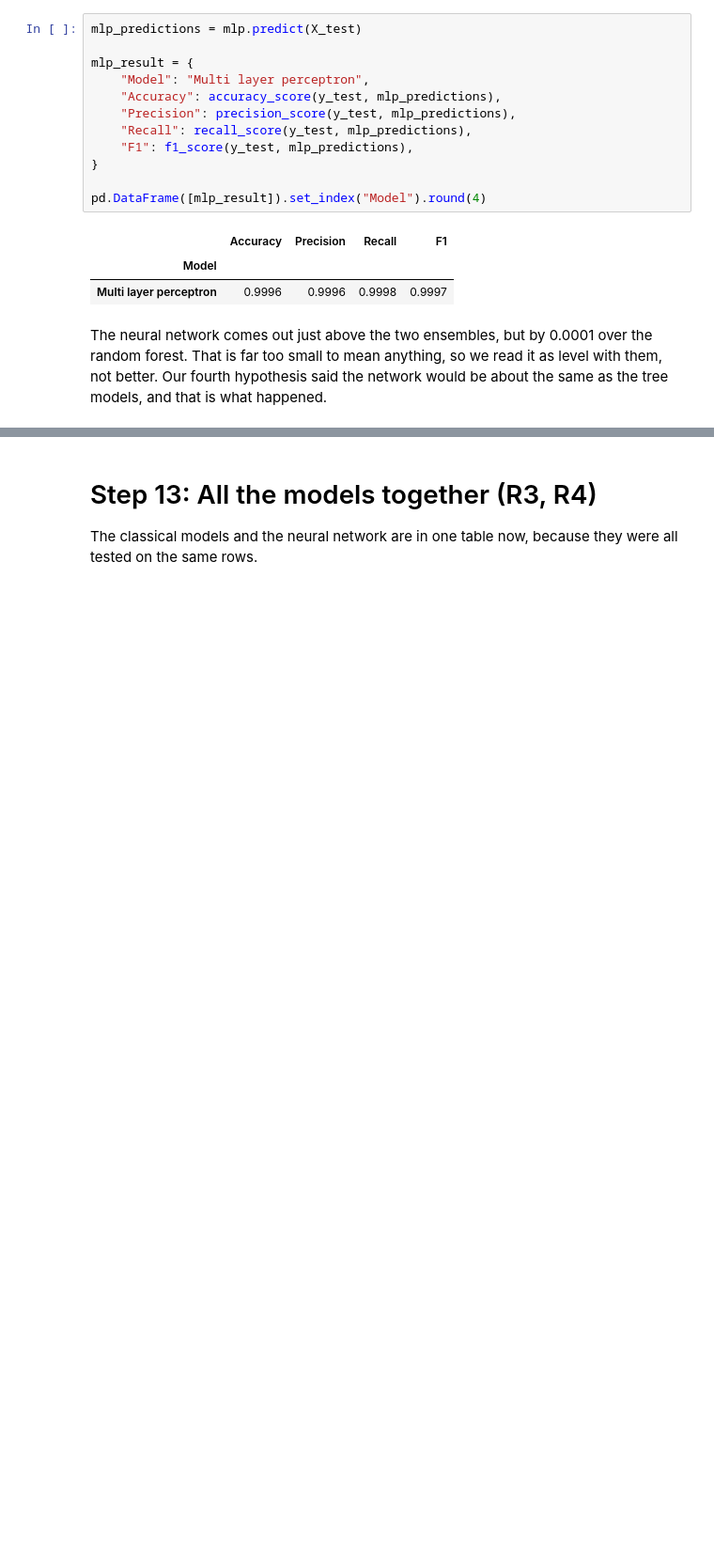
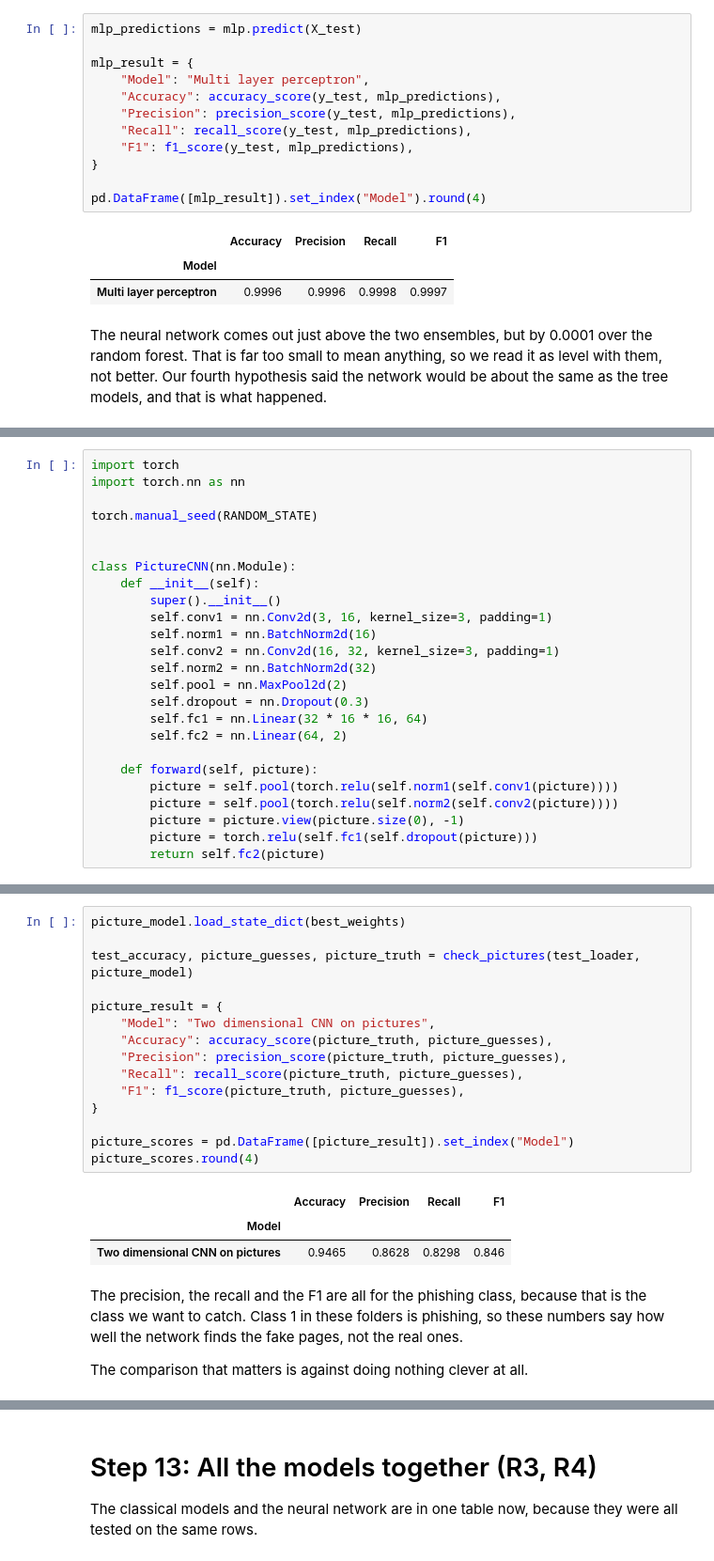
Before and after one commit to Sakib-Dalal/DMML-CourseWork01, a Jupyter notebook: Notebook/DataMining&MachineLearning_Coursework_01.ipynb, the cells around one changed output, grey strips where cells are left out. Shown at 94% size. Saved outputs shown, nothing was run; the diff lists cells and outputs as text; blank space fills up the shorter version.

```diff
--- a/Notebook/DataMining&MachineLearning_Coursework_01.ipynb
+++ b/Notebook/DataMining&MachineLearning_Coursework_01.ipynb
@@ -1148,0 +1137,25 @@ little to work with.
+# %%
+import torch
+import torch.nn as nn
+
+torch.manual_seed(RANDOM_STATE)
+
+
+class PictureCNN(nn.Module):
+    def __init__(self):
+        super().__init__()
+        self.conv1 = nn.Conv2d(3, 16, kernel_size=3, padding=1)
+        self.norm1 = nn.BatchNorm2d(16)
+        self.conv2 = nn.Conv2d(16, 32, kernel_size=3, padding=1)
+        self.norm2 = nn.BatchNorm2d(32)
+        self.pool = nn.MaxPool2d(2)
+        self.dropout = nn.Dropout(0.3)
+        self.fc1 = nn.Linear(32 * 16 * 16, 64)
+        self.fc2 = nn.Linear(64, 2)
+
+    def forward(self, picture):
+        picture = self.pool(torch.relu(self.norm1(self.conv1(picture))))
+        picture = self.pool(torch.relu(self.norm2(self.conv2(picture))))
+        picture = picture.view(picture.size(0), -1)
+        picture = torch.relu(self.fc1(self.dropout(picture)))
+        return self.fc2(picture)
@@ -1148,0 +1237,25 @@ little to work with.
+# %%
+picture_model.load_state_dict(best_weights)
+
+test_accuracy, picture_guesses, picture_truth = check_pictures(test_loader, picture_model)
+
+picture_result = {
+    "Model": "Two dimensional CNN on pictures",
+    "Accuracy": accuracy_score(picture_truth, picture_guesses),
+    "Precision": precision_score(picture_truth, picture_guesses),
+    "Recall": recall_score(picture_truth, picture_guesses),
+    "F1": f1_score(picture_truth, picture_guesses),
+}
+
+picture_scores = pd.DataFrame([picture_result]).set_index("Model")
+picture_scores.round(4)
+# %% [output]
+|  | Accuracy | Precision | Recall | F1 |
+| Model |  |  |  |  |
+| Two dimensional CNN on pictures | 0.9465 | 0.8628 | 0.8298 | 0.846 |
+# %% [markdown]
+The precision, the recall and the F1 are all for the phishing class, because that is the class we
+want to catch. Class 1 in these folders is phishing, so these numbers say how well the network finds
+the fake pages, not the real ones.
+
+The comparison that matters is against doing nothing clever at all.
```
Also changed, not shown: parts of 27 cells of this notebook, 7 other files.
